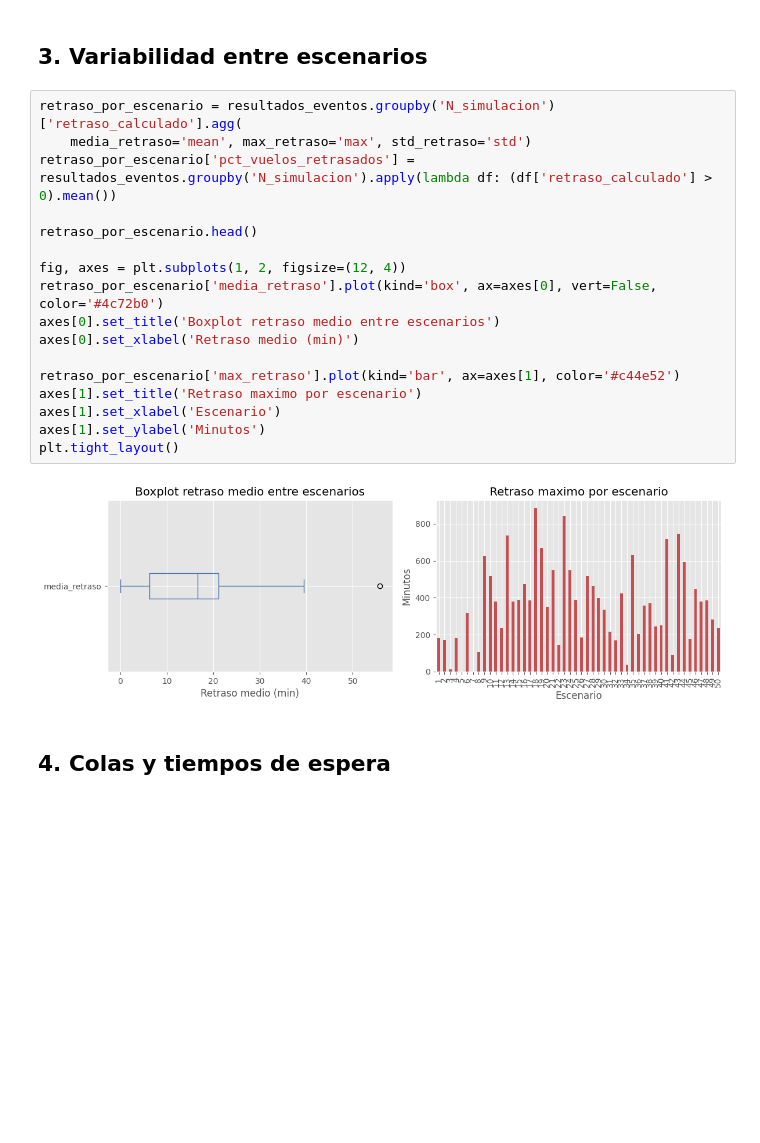
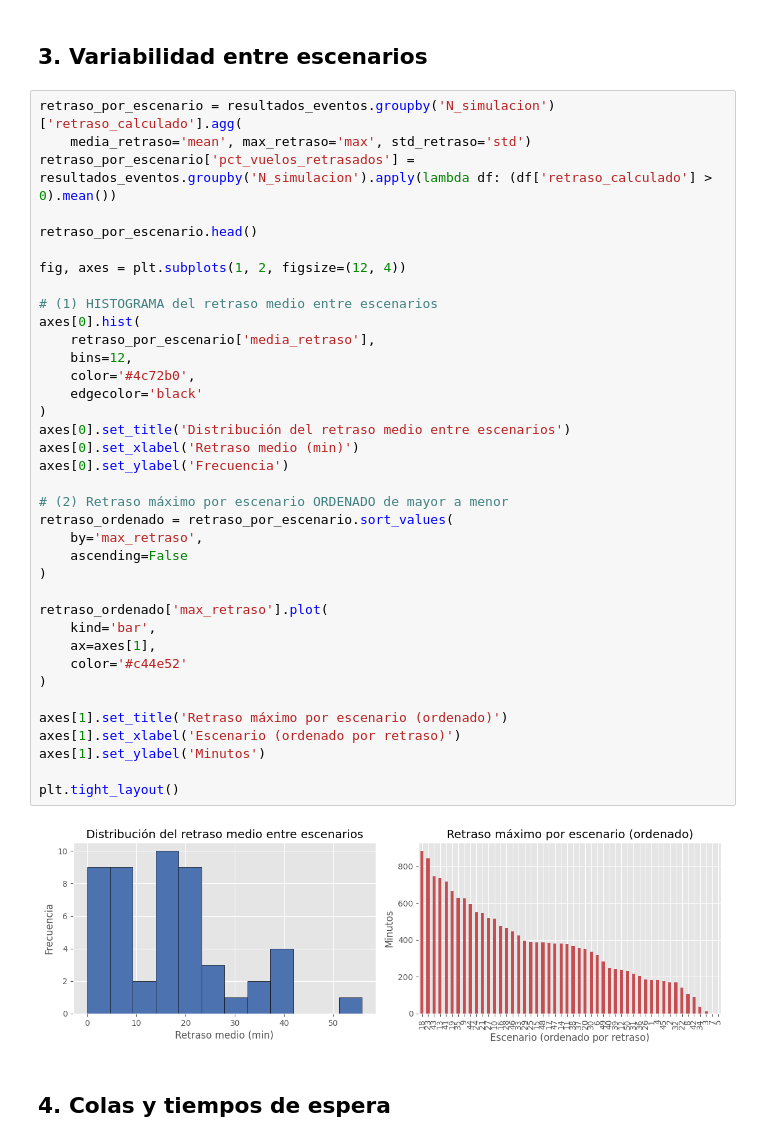
Before and after one commit to alvaro-huisman/Simulacion_trafico_aereo_local-TFG, a Jupyter notebook: analisis/analisis_prototipo1.ipynb, the cells around one changed output. Drawn from its saved outputs; the diff is of its cells as text; blank space fills up the shorter version.

```diff
--- a/analisis/analisis_prototipo1.ipynb
+++ b/analisis/analisis_prototipo1.ipynb
@@ -204,22 +213,42 @@ J                        0.595668          133             539
 # %%
 retraso_por_escenario = resultados_eventos.groupby('N_simulacion')['retraso_calculado'].agg(
     media_retraso='mean', max_retraso='max', std_retraso='std')
 retraso_por_escenario['pct_vuelos_retrasados'] = resultados_eventos.groupby('N_simulacion').apply(lambda df: (df['retraso_calculado'] > 0).mean())
 
 retraso_por_escenario.head()
 
 fig, axes = plt.subplots(1, 2, figsize=(12, 4))
-retraso_por_escenario['media_retraso'].plot(kind='box', ax=axes[0], vert=False, color='#4c72b0')
-axes[0].set_title('Boxplot retraso medio entre escenarios')
+
+# (1) HISTOGRAMA del retraso medio entre escenarios
+axes[0].hist(
+    retraso_por_escenario['media_retraso'],
+    bins=12,
+    color='#4c72b0',
+    edgecolor='black'
+)
+axes[0].set_title('Distribución del retraso medio entre escenarios')
 axes[0].set_xlabel('Retraso medio (min)')
+axes[0].set_ylabel('Frecuencia')
 
-retraso_por_escenario['max_retraso'].plot(kind='bar', ax=axes[1], color='#c44e52')
-axes[1].set_title('Retraso maximo por escenario')
-axes[1].set_xlabel('Escenario')
+# (2) Retraso máximo por escenario ORDENADO de mayor a menor
+retraso_ordenado = retraso_por_escenario.sort_values(
+    by='max_retraso',
+    ascending=False
+)
+
+retraso_ordenado['max_retraso'].plot(
+    kind='bar',
+    ax=axes[1],
+    color='#c44e52'
+)
+
+axes[1].set_title('Retraso máximo por escenario (ordenado)')
+axes[1].set_xlabel('Escenario (ordenado por retraso)')
 axes[1].set_ylabel('Minutos')
+
 plt.tight_layout()
 # %% [output]
-[figure, old version]
+[figure, new version]
 # %% [markdown]
 ## 4. Colas y tiempos de espera
 # %%
```
Also changed, not shown: parts of 1 cell of this notebook, 1 other file.
